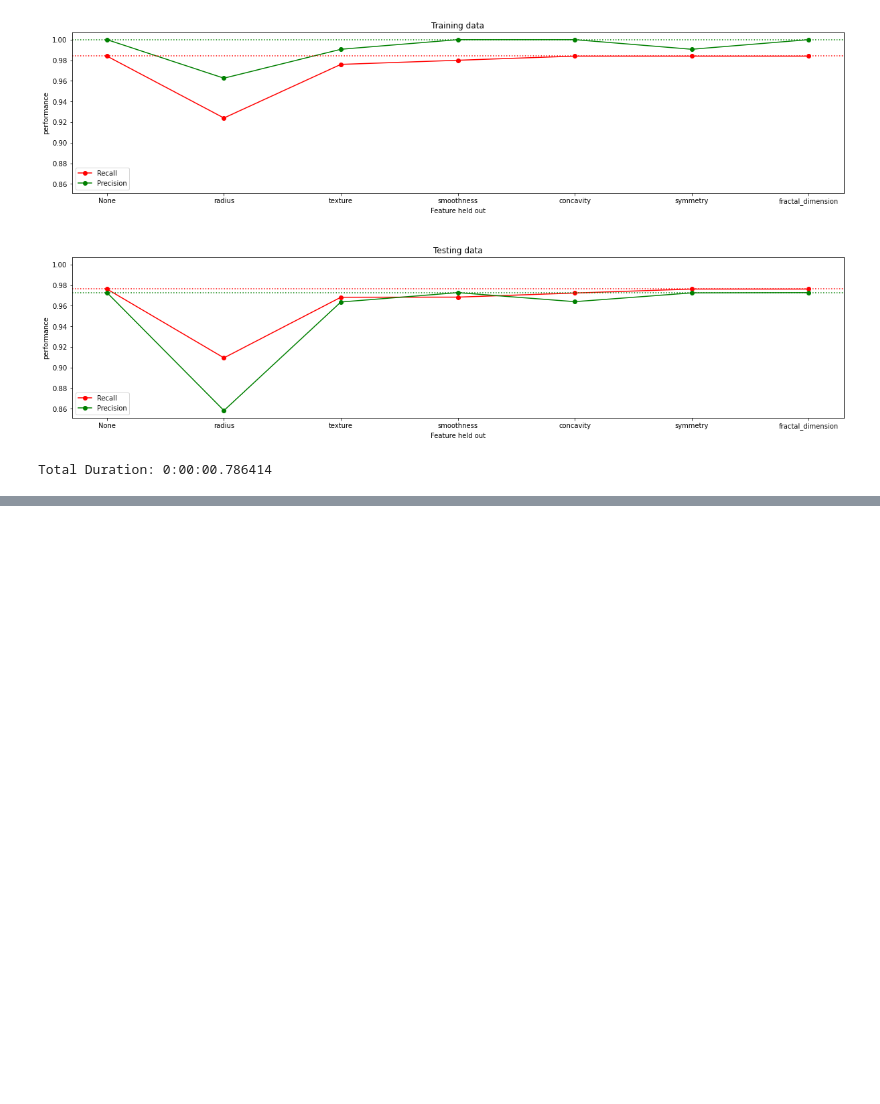
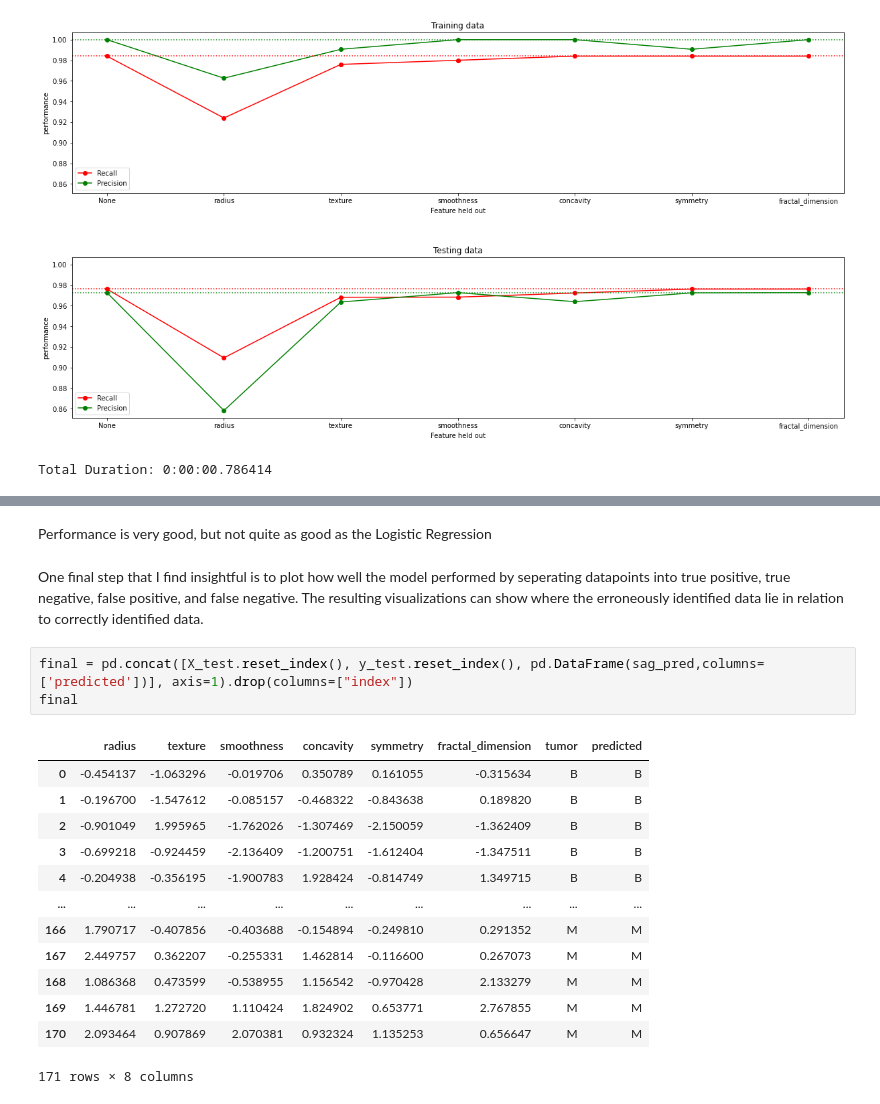
Before and after one commit to mikebobal/springboard, a Jupyter notebook: Breast Cancer Dx Project/Breast Cancer Predicion Project.ipynb, the cells around one changed output, grey strips where cells are left out. Saved outputs shown, nothing was run; the diff lists cells and outputs as text; blank space fills up the shorter version.

```diff
--- a/Breast Cancer Dx Project/Breast Cancer Predicion Project.ipynb
+++ b/Breast Cancer Dx Project/Breast Cancer Predicion Project.ipynb
@@ -463,0 +632,21 @@ Finally, we will use hyperparameter tuning to find the best combination of param
+# %% [markdown]
+Performance is very good, but not quite as good as the Logistic Regression
+# %% [markdown]
+One final step that I find insightful is to plot how well the model performed by seperating datapoints into true positive, true negative, false positive, and false negative. The resulting visualizations can show where the erroneously identified data lie in relation to correctly identified data.
+# %%
+final = pd.concat([X_test.reset_index(), y_test.reset_index(), pd.DataFrame(sag_pred,columns=['predicted'])], axis=1).drop(columns=["index"])
+final
+# %% [output]
+|  | radius | texture | smoothness | concavity | symmetry | fractal_dimension | tumor | predicted |
+| 0 | -0.454137 | -1.063296 | -0.019706 | 0.350789 | 0.161055 | -0.315634 | B | B |
+| 1 | -0.196700 | -1.547612 | -0.085157 | -0.468322 | -0.843638 | 0.189820 | B | B |
+| 2 | -0.901049 | 1.995965 | -1.762026 | -1.307469 | -2.150059 | -1.362409 | B | B |
+| 3 | -0.699218 | -0.924459 | -2.136409 | -1.200751 | -1.612404 | -1.347511 | B | B |
+| 4 | -0.204938 | -0.356195 | -1.900783 | 1.928424 | -0.814749 | 1.349715 | B | B |
+| ... | ... | ... | ... | ... | ... | ... | ... | ... |
+| 166 | 1.790717 | -0.407856 | -0.403688 | -0.154894 | -0.249810 | 0.291352 | M | M |
+| 167 | 2.449757 | 0.362207 | -0.255331 | 1.462814 | -0.116600 | 0.267073 | M | M |
+| 168 | 1.086368 | 0.473599 | -0.538955 | 1.156542 | -0.970428 | 2.133279 | M | M |
+| 169 | 1.446781 | 1.272720 | 1.110424 | 1.824902 | 0.653771 | 2.767855 | M | M |
+| 170 | 2.093464 | 0.907869 | 2.070381 | 0.932324 | 1.135253 | 0.656647 | M | M |
+171 rows × 8 columns
```
Also changed, not shown: parts of 53 cells of this notebook.
